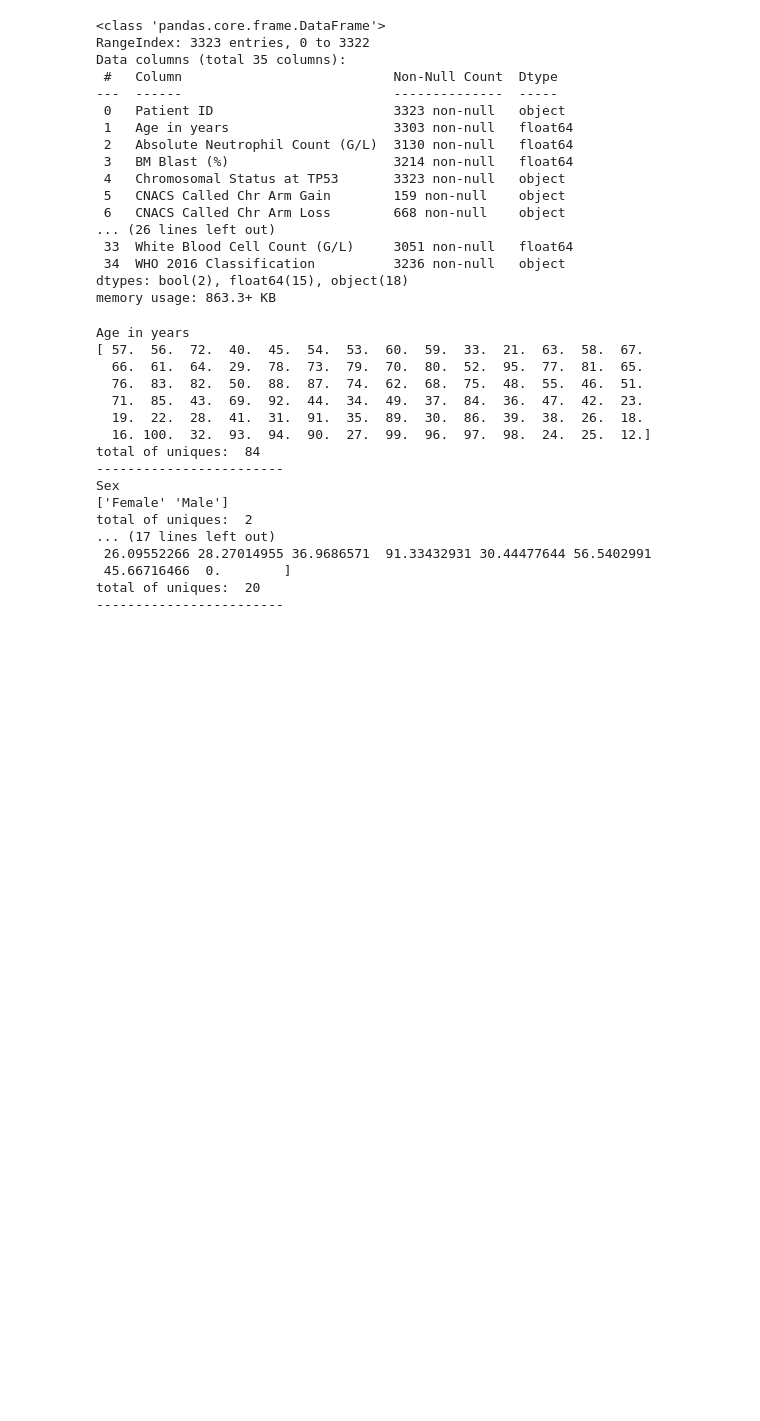
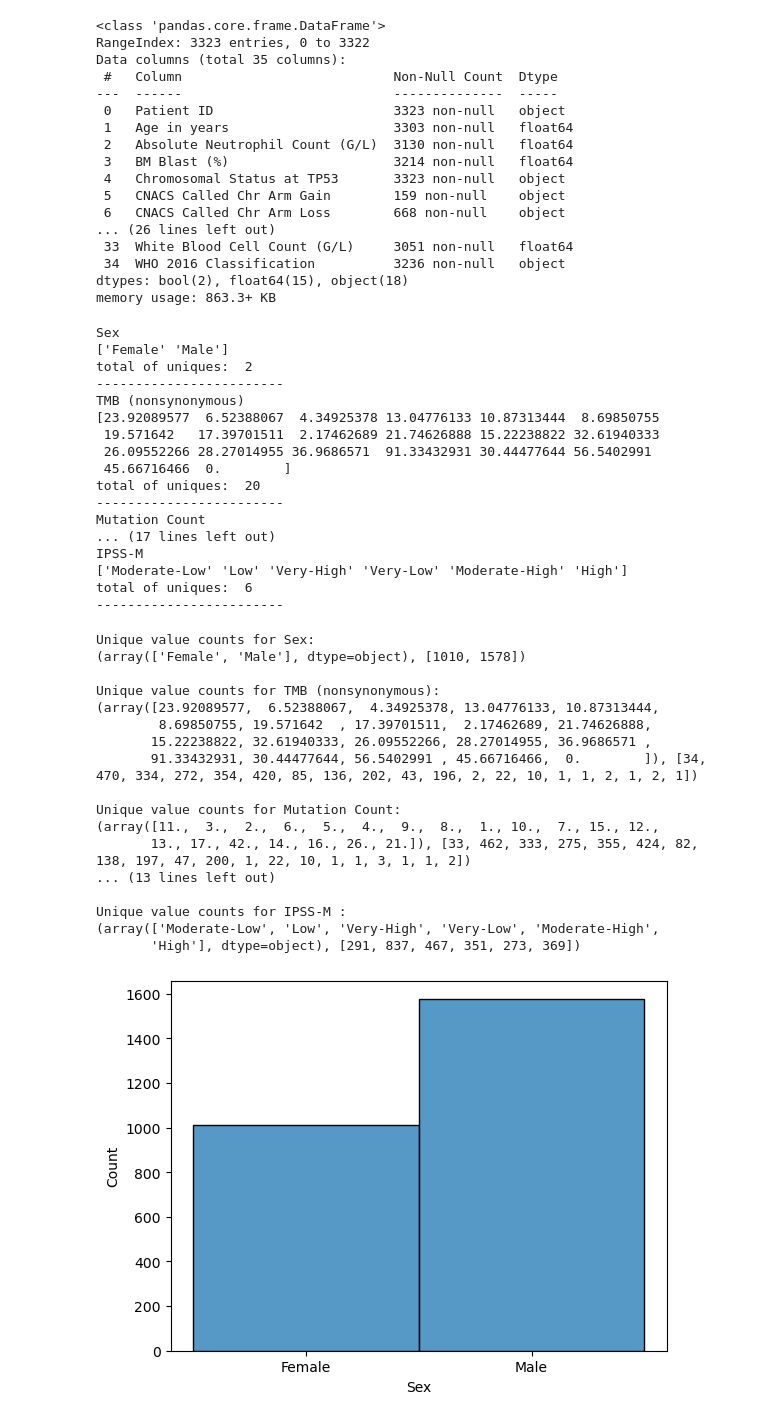
Before and after one commit to Kekkodf/Master-Thesis, a Jupyter notebook: Code/kAnonymity_Notebook.ipynb, the cells around one changed output. Saved outputs shown, nothing was run; the diff lists cells and outputs as text; code cells hidden in the pictures; blank space fills up the shorter version.

```diff
--- a/Code/kAnonymity_Notebook.ipynb
+++ b/Code/kAnonymity_Notebook.ipynb
@@ -46,31 +46,71 @@ Data columns (total 35 columns):
 dtypes: bool(2), float64(15), object(18)
 memory usage: 863.3+ KB
 # %%
-col_names = ['Age in years ', 'Sex', 'IPSS-M ', 'IPSS-R', 'Mutation Count', 'TMB (nonsynonymous)']
+QI = {'Age in years ', 'Sex', 'IPSS-M ', 'IPSS-R', 'Mutation Count', 'TMB (nonsynonymous)'}
 
-df.dropna(subset=col_names, inplace=True)
+df.dropna(subset=QI, inplace=True)
 
-for col in col_names:
+for col in QI:
     print(col+'\t')
     n = len(df[col].unique())
     print(df[col].unique())
     print('total of uniques: ', n)
     print('------------------------')
 # %% [output]
-Age in years
-[ 57.  56.  72.  40.  45.  54.  53.  60.  59.  33.  21.  63.  58.  67.
-  66.  61.  64.  29.  78.  73.  79.  70.  80.  52.  95.  77.  81.  65.
-  76.  83.  82.  50.  88.  87.  74.  62.  68.  75.  48.  55.  46.  51.
-  71.  85.  43.  69.  92.  44.  34.  49.  37.  84.  36.  47.  42.  23.
-  19.  22.  28.  41.  31.  91.  35.  89.  30.  86.  39.  38.  26.  18.
-  16. 100.  32.  93.  94.  90.  27.  99.  96.  97.  98.  24.  25.  12.]
-total of uniques:  84
-------------------------
 Sex
 ['Female' 'Male']
 total of uniques:  2
-... (17 lines left out)
+------------------------
+TMB (nonsynonymous)
+[23.92089577  6.52388067  4.34925378 13.04776133 10.87313444  8.69850755
+ 19.571642   17.39701511  2.17462689 21.74626888 15.22238822 32.61940333
  26.09552266 28.27014955 36.9686571  91.33432931 30.44477644 56.5402991
  45.66716466  0.        ]
 total of uniques:  20
 ------------------------
+Mutation Count
+... (17 lines left out)
+IPSS-M
+['Moderate-Low' 'Low' 'Very-High' 'Very-Low' 'Moderate-High' 'High']
+total of uniques:  6
+------------------------
+# %%
+# for each QI unique value, count the number of records that have that value
+
+
+def get_unique_value_counts(df, qi):
+    unique_values = df[qi].unique()
+    unique_value_counts = []
+    for value in unique_values:
+        unique_value_counts.append(len(df[df[qi] == value]))
+    return unique_values, unique_value_counts
+
+for qi in QI:
+    print("Unique value counts for " + qi + ":")
+    print(get_unique_value_counts(df, qi))
+    print()
+
+for att in QI:
+    sns.histplot(data=df, x=att, bins=30)
+    plt.show()
+
+    print('\t')
+# %% [output]
+Unique value counts for Sex:
+(array(['Female', 'Male'], dtype=object), [1010, 1578])
+
+Unique value counts for TMB (nonsynonymous):
+(array([23.92089577,  6.52388067,  4.34925378, 13.04776133, 10.87313444,
+        8.69850755, 19.571642  , 17.39701511,  2.17462689, 21.74626888,
+       15.22238822, 32.61940333, 26.09552266, 28.27014955, 36.9686571 ,
+       91.33432931, 30.44477644, 56.5402991 , 45.66716466,  0.        ]), [34, 470, 334, 272, 354, 420, 85, 136, 202, 43, 196, 2, 22, 10, 1, 1, 2, 1, 2, 1])
+
+Unique value counts for Mutation Count:
+(array([11.,  3.,  2.,  6.,  5.,  4.,  9.,  8.,  1., 10.,  7., 15., 12.,
+       13., 17., 42., 14., 16., 26., 21.]), [33, 462, 333, 275, 355, 424, 82, 138, 197, 47, 200, 1, 22, 10, 1, 1, 3, 1, 1, 2])
+... (13 lines left out)
+
+Unique value counts for IPSS-M :
+(array(['Moderate-Low', 'Low', 'Very-High', 'Very-Low', 'Moderate-High',
+       'High'], dtype=object), [291, 837, 467, 351, 273, 369])
+[figure, added]
```
Also changed, not shown: parts of 16 cells of this notebook.
